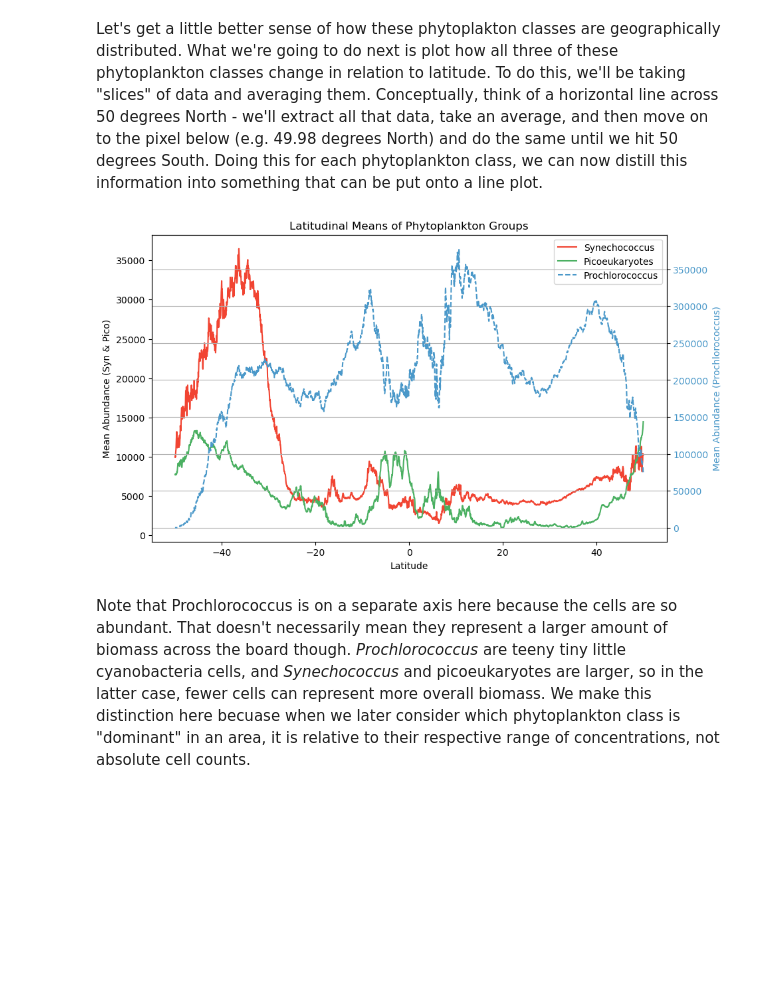
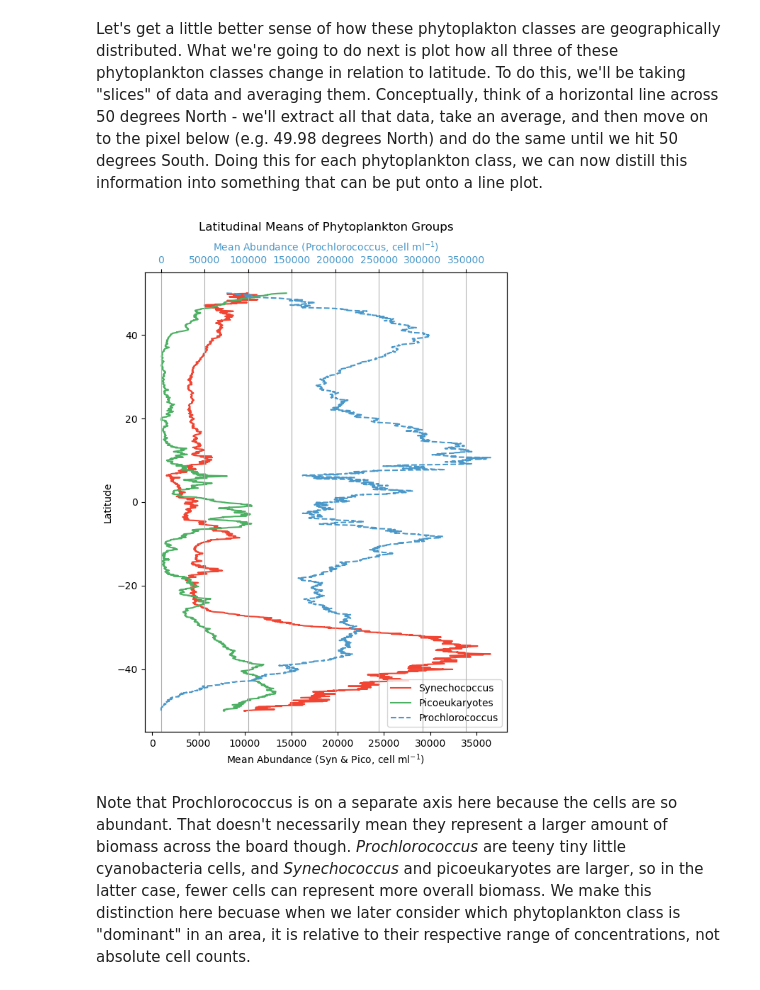
Before and after one commit to nmfs-opensci/EDMW-EarthData-Workshop-2025, a Jupyter notebook: tutorials/python/Tutorial_3_moana-erddap.ipynb, the cells around one changed output. Drawn from its saved outputs; the diff is of its cells as text; code cells hidden in the pictures; blank space fills up the shorter version.

```diff
--- a/tutorials/python/Tutorial_3_moana-erddap.ipynb
+++ b/tutorials/python/Tutorial_3_moana-erddap.ipynb
@@ -139,39 +139,40 @@ Let's get a little better sense of how these phytoplakton classes are geographic
 # %%
 syn = dataset["syncoccus_moana"].sel(latitude = slice(50, -50)).mean(dim=["longitude"])
 pro = dataset["prococcus_moana"].sel(latitude = slice(50, -50)).mean(dim=["longitude"])
 pico = dataset["picoeuk_moana"].sel(latitude = slice(50, -50)).mean(dim=["longitude"])
 
 custom_colors = {
     "Prochlorococcus": plt.cm.Blues(0.6),
     "Synechococcus": plt.cm.Reds(0.6),
     "Picoeukaryotes": plt.cm.Greens(0.6)
 }
 
-fig, ax1 = plt.subplots(figsize=(10, 6))
+fig, ax1 = plt.subplots(figsize=(6, 8))  # Taller figure for vertical layout
 
 # Primary axis: Syn and Pico
-ax1.plot(syn["latitude"], syn, label="Synechococcus", color=custom_colors["Synechococcus"])
-ax1.plot(pico["latitude"], pico, label="Picoeukaryotes", color=custom_colors["Picoeukaryotes"])
-ax1.set_xlabel("Latitude")
-ax1.set_ylabel("Mean Abundance (Syn & Pico)", color="black")
-ax1.tick_params(axis='y', labelcolor="black")
+ax1.plot(syn, syn["latitude"], label="Synechococcus", color=custom_colors["Synechococcus"])
+ax1.plot(pico, pico["latitude"], label="Picoeukaryotes", color=custom_colors["Picoeukaryotes"])
+ax1.set_ylabel("Latitude")
+ax1.set_xlabel("Mean Abundance (Syn & Pico, cell ml$^{-1}$)", color="black")
+ax1.tick_params(axis='x', labelcolor="black")
 
 # Secondary axis: Prochlorococcus
-ax2 = ax1.twinx()
-ax2.plot(pro["latitude"], pro, label="Prochlorococcus", color=custom_colors["Prochlorococcus"], linestyle="--")
-ax2.set_ylabel("Mean Abundance (Prochlorococcus)", color=custom_colors["Prochlorococcus"])
-ax2.tick_params(axis='y', labelcolor=custom_colors["Prochlorococcus"])
+ax2 = ax1.twiny()
+ax2.plot(pro, pro["latitude"], label="Prochlorococcus", color=custom_colors["Prochlorococcus"], linestyle="--")
+ax2.set_xlabel("Mean Abundance (Prochlorococcus, cell ml$^{-1}$)", color=custom_colors["Prochlorococcus"])
+ax2.tick_params(axis='x', labelcolor=custom_colors["Prochlorococcus"])
 
 # Combine legends
 lines_1, labels_1 = ax1.get_legend_handles_labels()
 lines_2, labels_2 = ax2.get_legend_handles_labels()
-ax1.legend(lines_1 + lines_2, labels_1 + labels_2, loc="upper right")
+ax1.legend(lines_1 + lines_2, labels_1 + labels_2, loc="lower right")
 
-plt.title("Latitudinal Means of Phytoplankton Groups")
+plt.title("Latitudinal Means of Phytoplankton Groups", pad=10)
 plt.grid(True)
+plt.tight_layout()
 plt.show()
 # %% [output]
-[figure, old version]
+[figure, new version]
 # %% [markdown]
 Note that Prochlorococcus is on a separate axis here because the cells are so abundant. That doesn't necessarily mean they represent a larger amount of biomass across the board though. *Prochlorococcus* are teeny tiny little cyanobacteria cells, and *Synechococcus* and picoeukaryotes are larger, so in the latter case, fewer cells can represent more overall biomass. We make this distinction here becuase when we later consider which phytoplankton class is "dominant" in an area, it is relative to their respective range of concentrations, not absolute cell counts.
 # %% [markdown]
```
Also changed, not shown: parts of 2 cells of this notebook.
